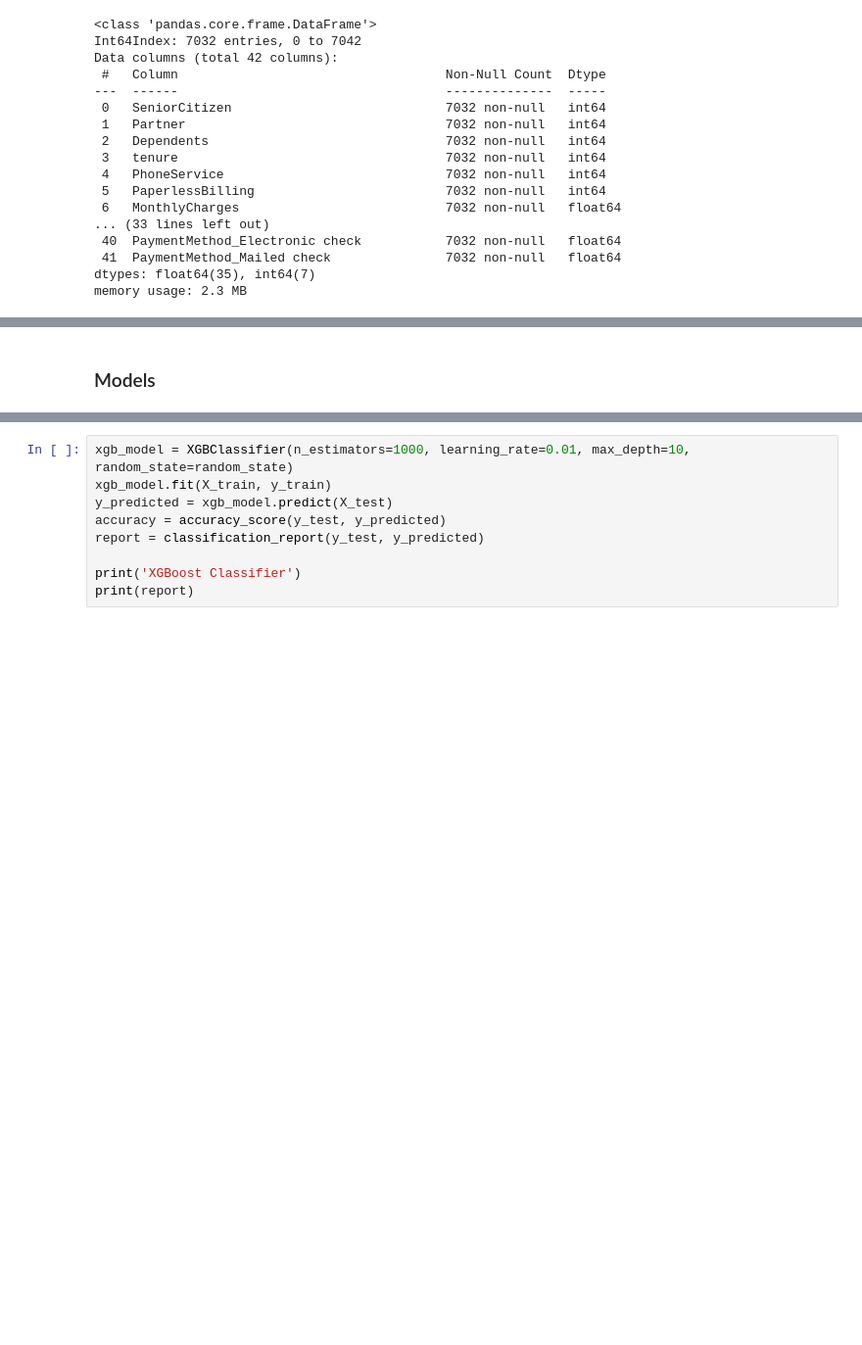
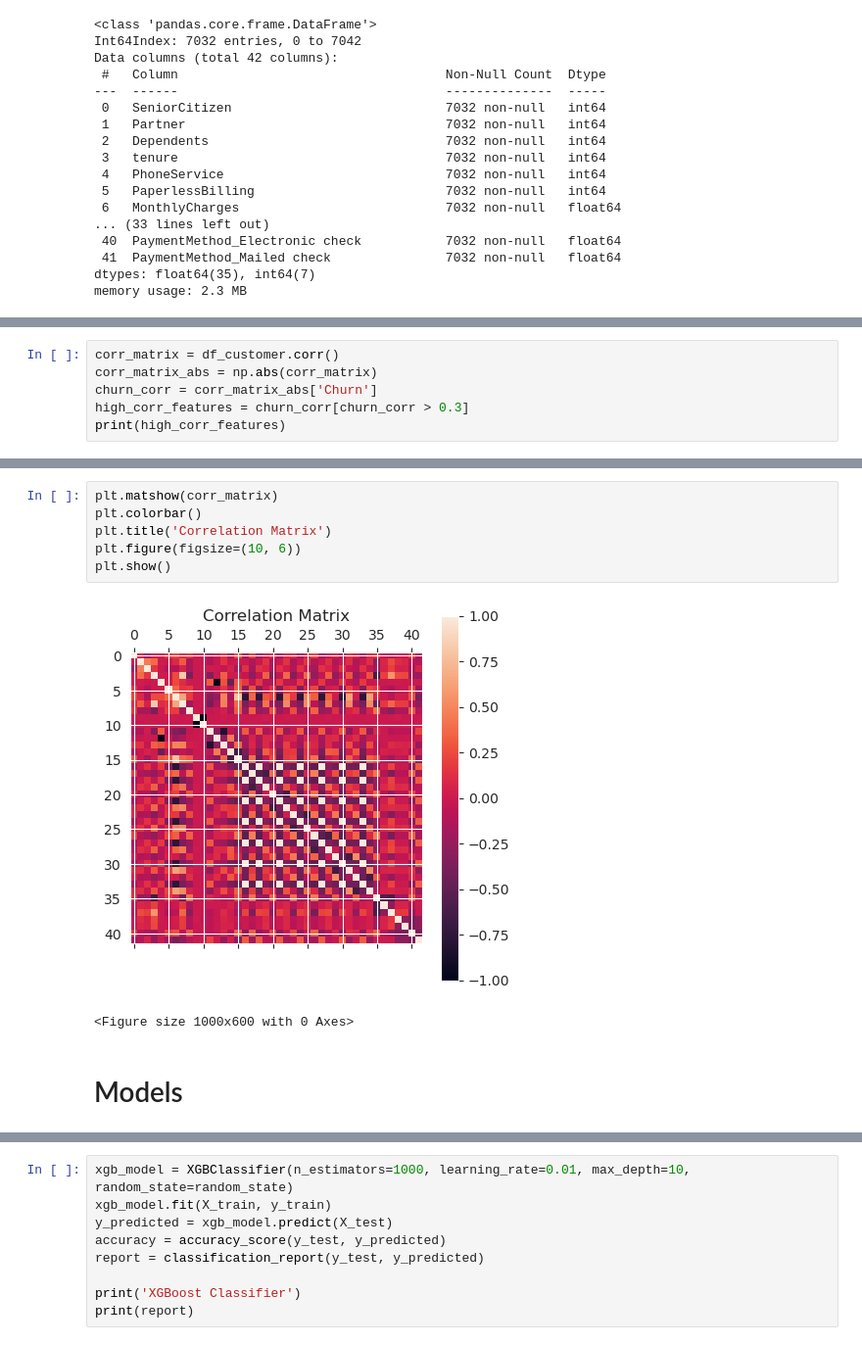
Before and after one commit to pcperera/telco-customer-churn, a Jupyter notebook: model.ipynb, the cells around one changed output, grey strips where cells are left out. Shown at 98% size. Saved outputs shown, nothing was run; the diff lists cells and outputs as text; blank space fills up the shorter version.

Commit message:
Add correlation analysis

```diff
--- a/model.ipynb
+++ b/model.ipynb
@@ -246,0 +247,6 @@ memory usage: 2.3 MB
+# %%
+corr_matrix = df_customer.corr()
+corr_matrix_abs = np.abs(corr_matrix)
+churn_corr = corr_matrix_abs['Churn']
+high_corr_features = churn_corr[churn_corr > 0.3]
+print(high_corr_features)
@@ -247,5 +263,14 @@ memory usage: 2.3 MB
+# %%
+plt.matshow(corr_matrix)
+plt.colorbar()
+plt.title('Correlation Matrix')
+plt.figure(figsize=(10, 6))
+plt.show()
+# %% [output]
+[figure, added]
+<Figure size 1000x600 with 0 Axes>
 # %% [markdown]
-### Models
+# Models
 # %%
 X = df_customer.drop(columns=['Churn'])  # Features
 y = df_customer['Churn']  # Target variable
```
Also changed, not shown: parts of 19 cells of this notebook.
